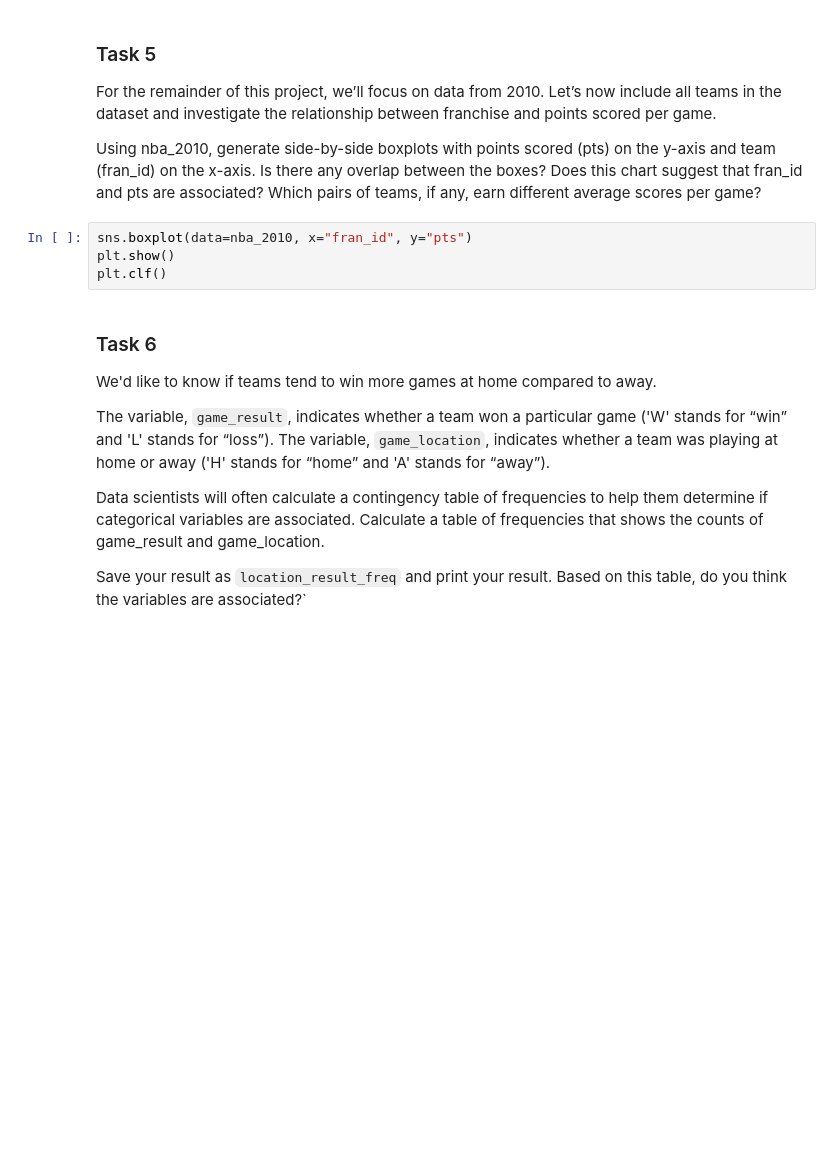
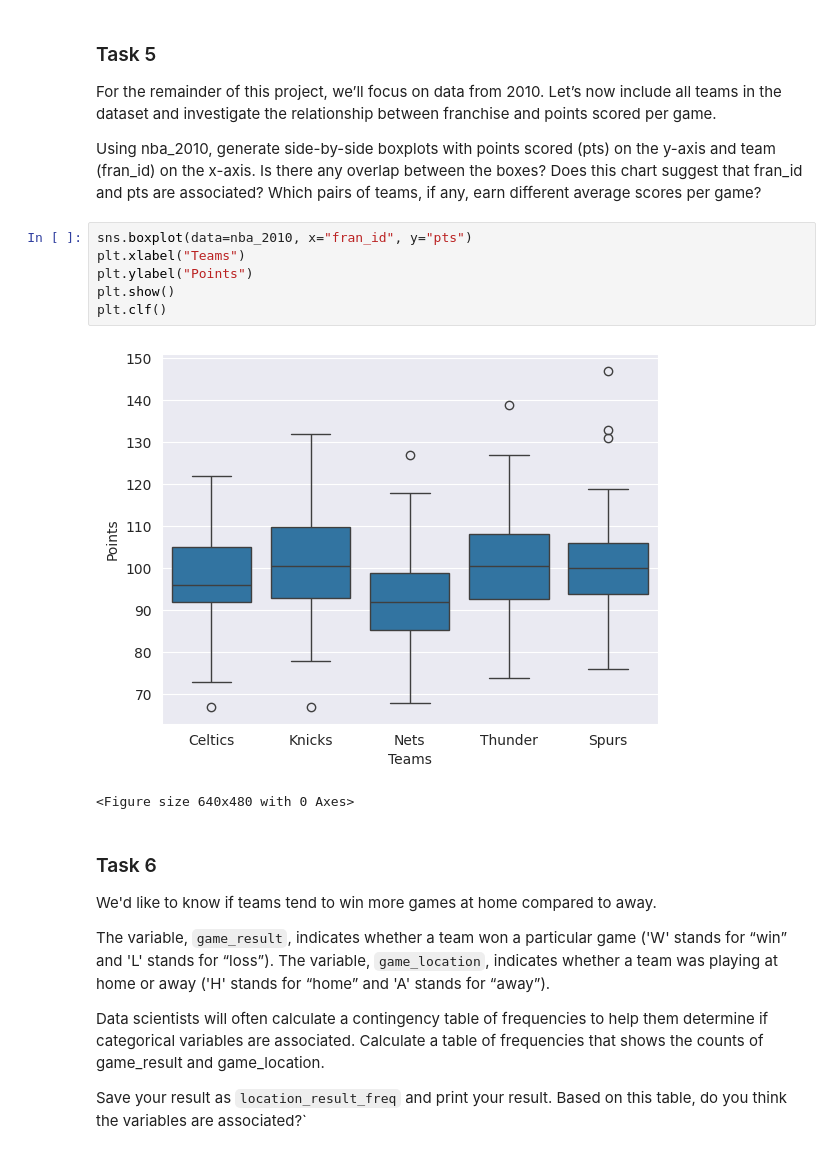
Before and after one commit to majorgilles/code_cademy_nlp, a Jupyter notebook: nba_trends/Codecademy_NBA_Trends_Project.ipynb, the cells around one changed output. Saved outputs shown, nothing was run; the diff lists cells and outputs as text; blank space fills up the shorter version.

```diff
--- a/nba_trends/Codecademy_NBA_Trends_Project.ipynb
+++ b/nba_trends/Codecademy_NBA_Trends_Project.ipynb
@@ -118,8 +119,13 @@ For the remainder of this project, we’ll focus on data from 2010. Let’s now
 Using nba_2010, generate side-by-side boxplots with points scored (pts) on the y-axis and team (fran_id) on the x-axis. Is there any overlap between the boxes? Does this chart suggest that fran_id and pts are associated? Which pairs of teams, if any, earn different average scores per game?
 # %%
 sns.boxplot(data=nba_2010, x="fran_id", y="pts")
+plt.xlabel("Teams")
+plt.ylabel("Points")
 plt.show()
 plt.clf()
+# %% [output]
+[figure, added]
+<Figure size 640x480 with 0 Axes>
 # %% [markdown]
 ### Task 6
 We'd like to know if teams tend to win more games at home compared to away.
```
Also changed, not shown: parts of 8 cells of this notebook.
